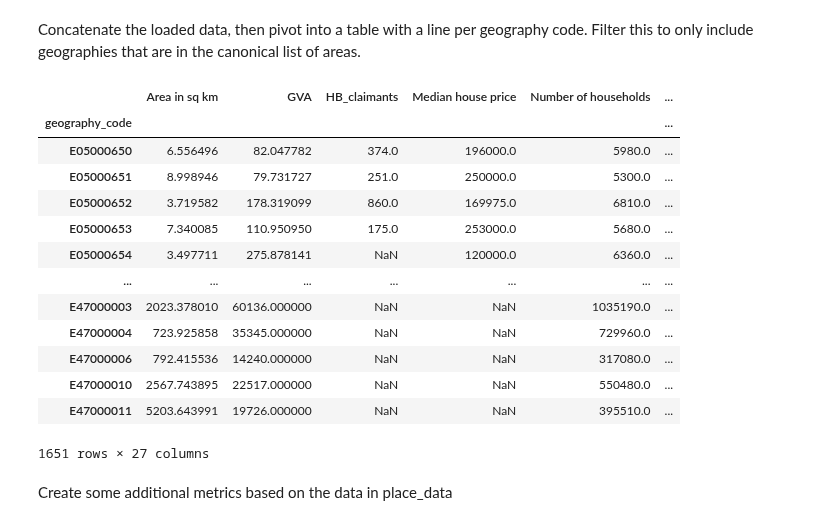
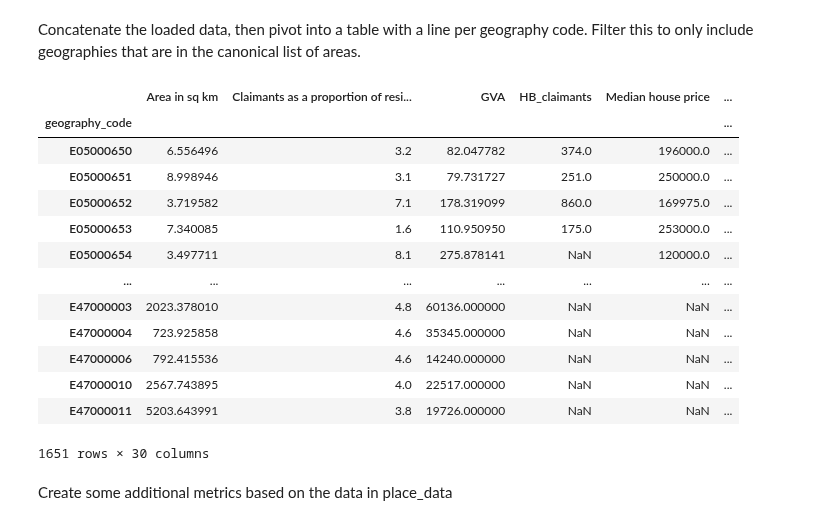
Before and after one commit to open-innovations/jrf-insight, a Jupyter notebook: pipelines/place/transform.ipynb, the cells around one changed output. Drawn from its saved outputs; the diff is of its cells as text; code cells hidden in the pictures.

Commit message:
add wages and claimants to econ spotlight

```diff
--- a/pipelines/place/transform.ipynb
+++ b/pipelines/place/transform.ipynb
@@ -393,3 +393,11 @@ homelessness
 | 10 | 2023 | E12000009 | South West | Total households assessed as owed... | 7520.0 |
 | 0 | 2023 | E92000001 | ENGLAND | Total households assessed as owed... | 79840.0 |
 319 rows × 5 columns
+# %%
+claimants = pd.read_csv(f'{DATA_DIR}/claimant-count/claimant-count.csv')
+claimants = claimants.loc[claimants.variable_name=='Claimants as a proportion of residents aged 16-64']
+#claimants = claimants.loc[claimants.groupby('geography_code')['date'].idxmax()]
+claimants = claimants[claimants.date == max(claimants.date)]
+claimants.drop_duplicates(subset='geography_code', inplace=True)
+claimants.reset_index(drop=True)
+claimants[claimants.geography_code.duplicated()]
@@ -405,3 +415,10 @@ geo = pd.read_csv(f"{DATA_DIR}/geo/geography_lookup.csv")
 tot = len(geo.LAD22CD.unique()) + len(geo.WD22CD.unique())
 # %% [output]
 1314
+# %%
+weekly_earnings = pd.read_csv(f'{DATA_DIR}/ashe/weekly-earnings.csv')
+weekly_earnings['value'] = pd.to_numeric(weekly_earnings['value'], errors='coerce')
+weekly_earnings.round({'value':1})
+mean_weekly_earnings = weekly_earnings[weekly_earnings.variable_name == 'mean_weekly_wage']
+median_weekly_earnings = weekly_earnings[weekly_earnings.variable_name == 'median_weekly_wage']
+median_weekly_earnings
@@ -410,46 +441,49 @@ Concatenate the loaded data, then pivot into a table with a line per geography c
 # %%
 place_data = pd.concat([
     population_data,
     area_of_place,
     gva,
     households,
     council_tax_data,
     clif_data,
     number_of_children,
     savings,
     imd,
     house_prices,
     hbai_total_low_income,
     hbai_percent,
     number_of_pensioners,
     number_of_working_age,
     unemployment,
     economic_inactivity,
     imd_children,
     imd_older_people,
     housing_benefit,
     smi,
-    homelessness
+    homelessness,
+    claimants,
+    median_weekly_earnings,
+    mean_weekly_earnings
 ]).pivot(index='geography_code', columns='variable_name', values='value')
 place_data = place_data.loc[place_data.index.isin(get_place_list())]
 place_data = place_data.merge(get_place_data(), left_index=True, right_index=True, how='outer')
 place_data.index.name = 'geography_code'
 place_data
 # %% [output]
-|  | Area in sq km | GVA | HB_claimants | Median house price | Number of households | ... |
+|  | Area in sq km | Claimants as a proportion of resi... | GVA | HB_claimants | Median house price | ... |
 | geography_code |  |  |  |  |  | ... |
-| E05000650 | 6.556496 | 82.047782 | 374.0 | 196000.0 | 5980.0 | ... |
-| E05000651 | 8.998946 | 79.731727 | 251.0 | 250000.0 | 5300.0 | ... |
-| E05000652 | 3.719582 | 178.319099 | 860.0 | 169975.0 | 6810.0 | ... |
-| E05000653 | 7.340085 | 110.950950 | 175.0 | 253000.0 | 5680.0 | ... |
-| E05000654 | 3.497711 | 275.878141 | NaN | 120000.0 | 6360.0 | ... |
+| E05000650 | 6.556496 | 3.2 | 82.047782 | 374.0 | 196000.0 | ... |
+| E05000651 | 8.998946 | 3.1 | 79.731727 | 251.0 | 250000.0 | ... |
+| E05000652 | 3.719582 | 7.1 | 178.319099 | 860.0 | 169975.0 | ... |
+| E05000653 | 7.340085 | 1.6 | 110.950950 | 175.0 | 253000.0 | ... |
+| E05000654 | 3.497711 | 8.1 | 275.878141 | NaN | 120000.0 | ... |
 | ... | ... | ... | ... | ... | ... | ... |
-| E47000003 | 2023.378010 | 60136.000000 | NaN | NaN | 1035190.0 | ... |
-| E47000004 | 723.925858 | 35345.000000 | NaN | NaN | 729960.0 | ... |
-| E47000006 | 792.415536 | 14240.000000 | NaN | NaN | 317080.0 | ... |
-| E47000010 | 2567.743895 | 22517.000000 | NaN | NaN | 550480.0 | ... |
-| E47000011 | 5203.643991 | 19726.000000 | NaN | NaN | 395510.0 | ... |
+| E47000003 | 2023.378010 | 4.8 | 60136.000000 | NaN | NaN | ... |
+| E47000004 | 723.925858 | 4.6 | 35345.000000 | NaN | NaN | ... |
+| E47000006 | 792.415536 | 4.6 | 14240.000000 | NaN | NaN | ... |
+| E47000010 | 2567.743895 | 4.0 | 22517.000000 | NaN | NaN | ... |
+| E47000011 | 5203.643991 | 3.8 | 19726.000000 | NaN | NaN | ... |
-1651 rows × 27 columns
+1651 rows × 30 columns
 # %% [markdown]
 Create some additional metrics based on the data in place_data
 # %%
```
Also changed, not shown: parts of 2 cells of this notebook, 9 other files.
